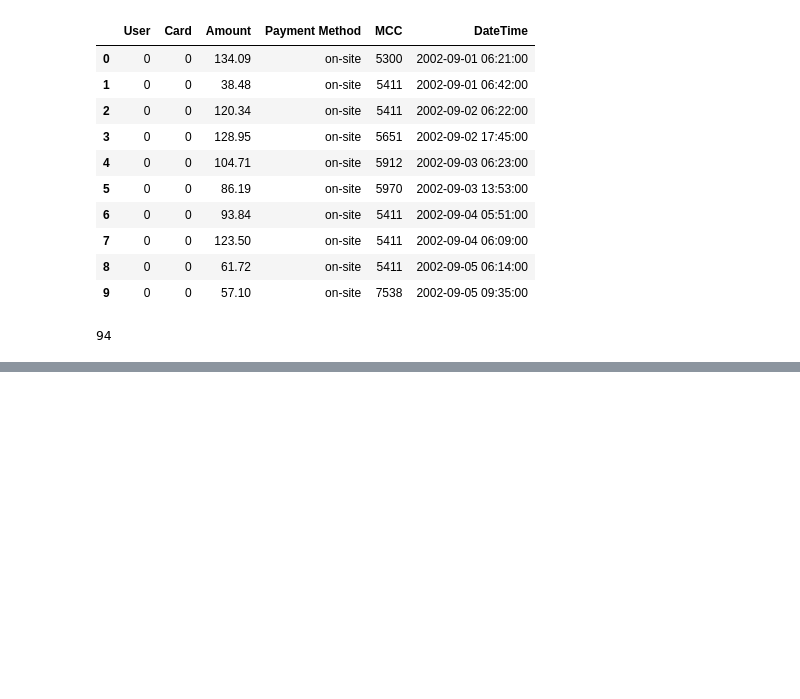
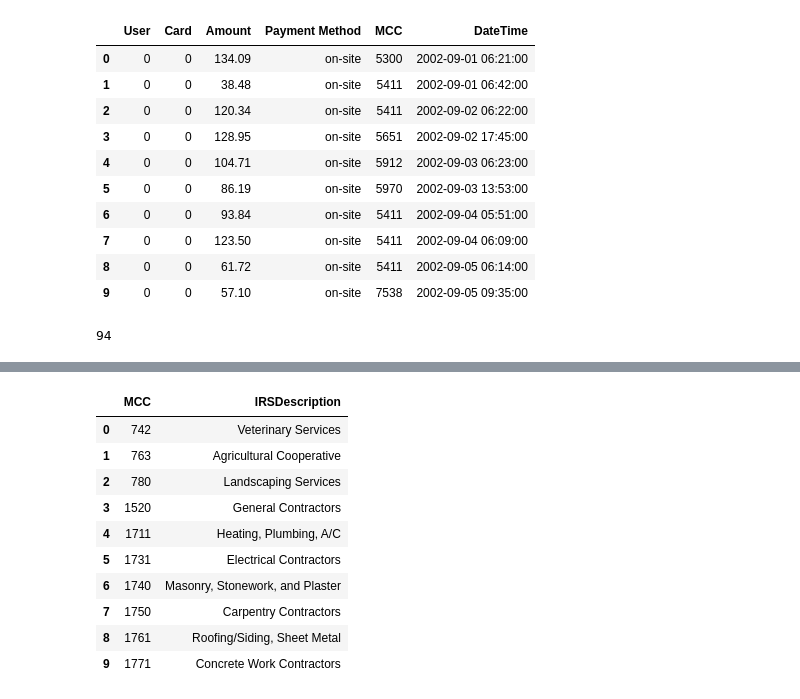
Before and after one commit to NourHabra/FUSE-AI, a Jupyter notebook: processing.ipynb, the cells around one changed output, grey strips where cells are left out. Cells and saved outputs as stored; diff of their text form; code cells hidden in the pictures; blank space fills up the shorter version.

```diff
--- a/processing.ipynb
+++ b/processing.ipynb
@@ -233,0 +249,16 @@ print(number_of_unique_values)
+# %%
+mcc_data = mcc_data.drop(["irs_reportable", "usda_description", "combined_description", "edited_description"], axis=1, inplace=False)
+mcc_data = mcc_data.rename(columns={'mcc': 'MCC', "irs_description":"IRSDescription"})
+mcc_data.head(10)
+# %% [output]
+|  | MCC | IRSDescription |
+| 0 | 742 | Veterinary Services |
+| 1 | 763 | Agricultural Cooperative |
+| 2 | 780 | Landscaping Services |
+| 3 | 1520 | General Contractors |
+| 4 | 1711 | Heating, Plumbing, A/C |
+| 5 | 1731 | Electrical Contractors |
+| 6 | 1740 | Masonry, Stonework, and Plaster |
+| 7 | 1750 | Carpentry Contractors |
+| 8 | 1761 | Roofing/Siding, Sheet Metal |
+| 9 | 1771 | Concrete Work Contractors |
```
Also changed, not shown: parts of 3 cells of this notebook.
